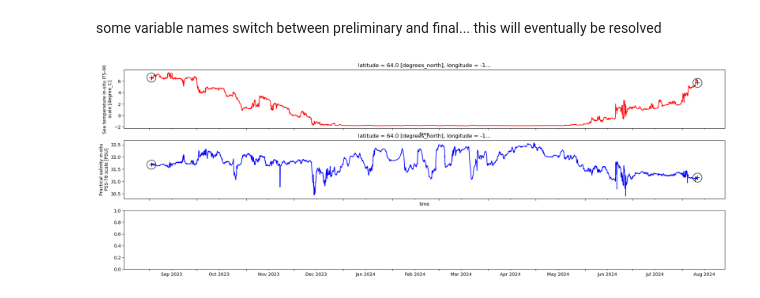
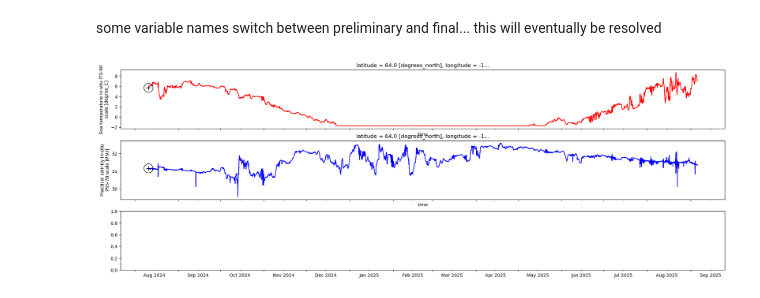
Before and after one commit to NOAA-PMEL/EcoFOCI_FieldOps_Documentation, a Jupyter notebook: DataProcessingDocumentation/2. EcoFOCI_DataProcesssing_Records/moorings/2024/24bsp14a/EcoFOCIpy_24bsp14a_s37_3765.ipynb, the cells around one changed output. Cells and saved outputs as stored; diff of their text form; code cells hidden in the pictures.

```diff
--- a/DataProcessingDocumentation/2. EcoFOCI_DataProcesssing_Records/moorings/2024/24bsp14a/EcoFOCIpy_24bsp14a_s37_3765.ipynb
+++ b/DataProcessingDocumentation/2. EcoFOCI_DataProcesssing_Records/moorings/2024/24bsp14a/EcoFOCIpy_24bsp14a_s37_3765.ipynb
@@ -296,8 +296,8 @@ url = "http://ecofoci-field.pmel.noaa.gov:8082/erddap"
 
 erddap.test_erddap_connection(url=url) #basic test for connection to internal server, no response is a good thing
 # %%
-depcast = erddap.erddapCTDretrieve(url=url,cruiseid='aq2301',qclevel='preliminary',concastno='025')
-reccast = erddap.erddapCTDretrieve(url=url,cruiseid='skq202412s',qclevel='preliminary',concastno='013')
+depcast = erddap.erddapCTDretrieve(url=url,cruiseid='skq202412s',qclevel='preliminary',concastno='013')
+# reccast = erddap.erddapCTDretrieve(url=url,cruiseid='dy2508',qclevel='preliminary',concastno='027')
 # %%
 #drop units from names
 depcast.columns = [x.split()[0] for x in depcast.columns]
@@ -312,43 +312,43 @@ depth = int(mooring_config['Instrumentation'][instrument]['ActualDepth'])
 
 fig, ax = plt.subplots(3,figsize=(24, 8),sharex=True)
 sbe37_wop_nc.autotrim_time().temperature.plot(ax=ax[0],color='r')
 ax[0].plot(pd.to_datetime(depcast[depcast['pressure'] == depth]['time']),
         depcast[depcast['pressure'] == depth]['T_28'],
         'o',markersize=20,markerfacecolor='none',markeredgecolor='black')
 ax[0].plot(pd.to_datetime(depcast[depcast['pressure'] == depth]['time']),
         depcast[depcast['pressure'] == depth]['T_28'],
         '+',markersize=10,markerfacecolor='none',markeredgecolor='black')
-ax[0].plot(pd.to_datetime(reccast[reccast['pressure'] == depth]['time']),
-        reccast[reccast['pressure'] == depth]['T_28'],
-        'o',markersize=20,markerfacecolor='none',markeredgecolor='black')
-ax[0].plot(pd.to_datetime(reccast[reccast['pressure'] == depth]['time']),
-        reccast[reccast['pressure'] == depth]['T_28'],
-        '+',markersize=10,markerfacecolor='none',markeredgecolor='black')
+# ax[0].plot(pd.to_datetime(reccast[reccast['pressure'] == depth]['time']),
+#         reccast[reccast['pressure'] == depth]['T_28'],
+#         'o',markersize=20,markerfacecolor='none',markeredgecolor='black')
+# ax[0].plot(pd.to_datetime(reccast[reccast['pressure'] == depth]['time']),
+#         reccast[reccast['pressure'] == depth]['T_28'],
+#         '+',markersize=10,markerfacecolor='none',markeredgecolor='black')
 
 sbe37_wop_nc.autotrim_time().salinity.plot(ax=ax[1],color='b')
 ax[1].plot(pd.to_datetime(depcast[depcast['pressure'] == depth]['time']),
         depcast[depcast['pressure'] == depth]['S_41'],
         'o',markersize=20,markerfacecolor='none',markeredgecolor='black')
 ax[1].plot(pd.to_datetime(depcast[depcast['pressure'] == depth]['time']),
         depcast[depcast['pressure'] == depth]['S_41'],
         '+',markersize=10,markerfacecolor='none',markeredgecolor='black')
-ax[1].plot(pd.to_datetime(reccast[reccast['pressure'] == depth]['time']),
-        reccast[reccast['pressure'] == depth]['S_41'],
-        'o',markersize=20,markerfacecolor='none',markeredgecolor='black')
-ax[1].plot(pd.to_datetime(reccast[reccast['pressure'] == depth]['time']),
-        reccast[reccast['pressure'] == depth]['S_41'],
-        '+',markersize=10,markerfacecolor='none',markeredgecolor='black')
+# ax[1].plot(pd.to_datetime(reccast[reccast['pressure'] == depth]['time']),
+#         reccast[reccast['pressure'] == depth]['S_41'],
+#         'o',markersize=20,markerfacecolor='none',markeredgecolor='black')
+# ax[1].plot(pd.to_datetime(reccast[reccast['pressure'] == depth]['time']),
+#         reccast[reccast['pressure'] == depth]['S_41'],
+#         '+',markersize=10,markerfacecolor='none',markeredgecolor='black')
 
 # sbe16_wop_nc.autotrim_time().par.plot(ax=ax[2],color='y')
 
 # xfmt = mdates.DateFormatter('%d-%b')
 ax[2].xaxis.set_major_locator(DayLocator(bymonthday=1))
 ax[2].xaxis.set_minor_locator(DayLocator(bymonthday=15))
 ax[2].xaxis.set_minor_formatter(DateFormatter('%b %Y'))
 ax[2].xaxis.set_major_formatter(DateFormatter(''))
 ax[2].xaxis.set_tick_params(which='major', pad=3)
 ax[2].xaxis.set_tick_params(which='minor', pad=5)
 
 fig.savefig(f"images/{filename.replace('nc','_tempsalCal.png')}")
 # %% [output]
-[figure, old version]
+[figure, new version]
```
Also changed, not shown: parts of 1 cell of this notebook, 7 other files.
